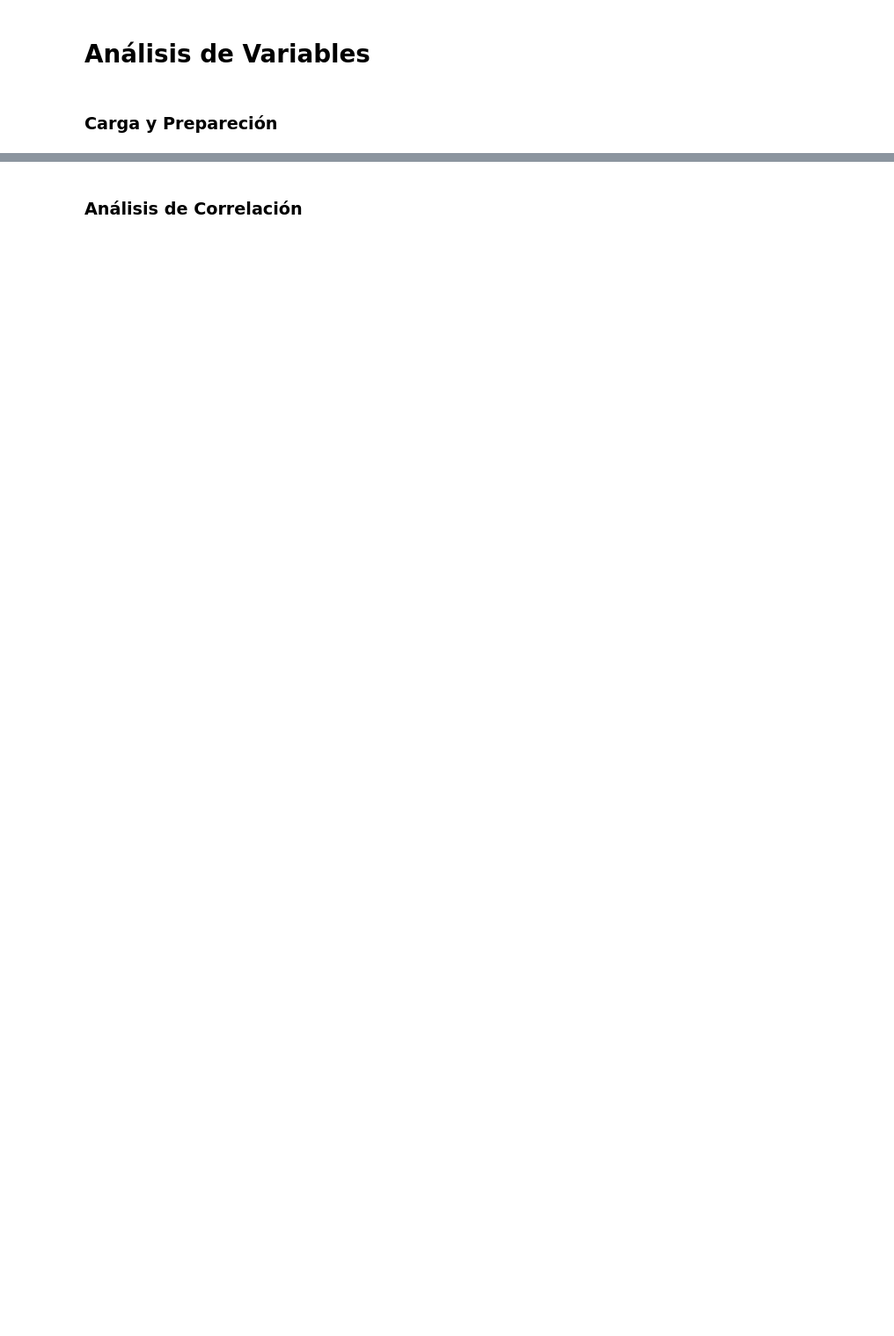
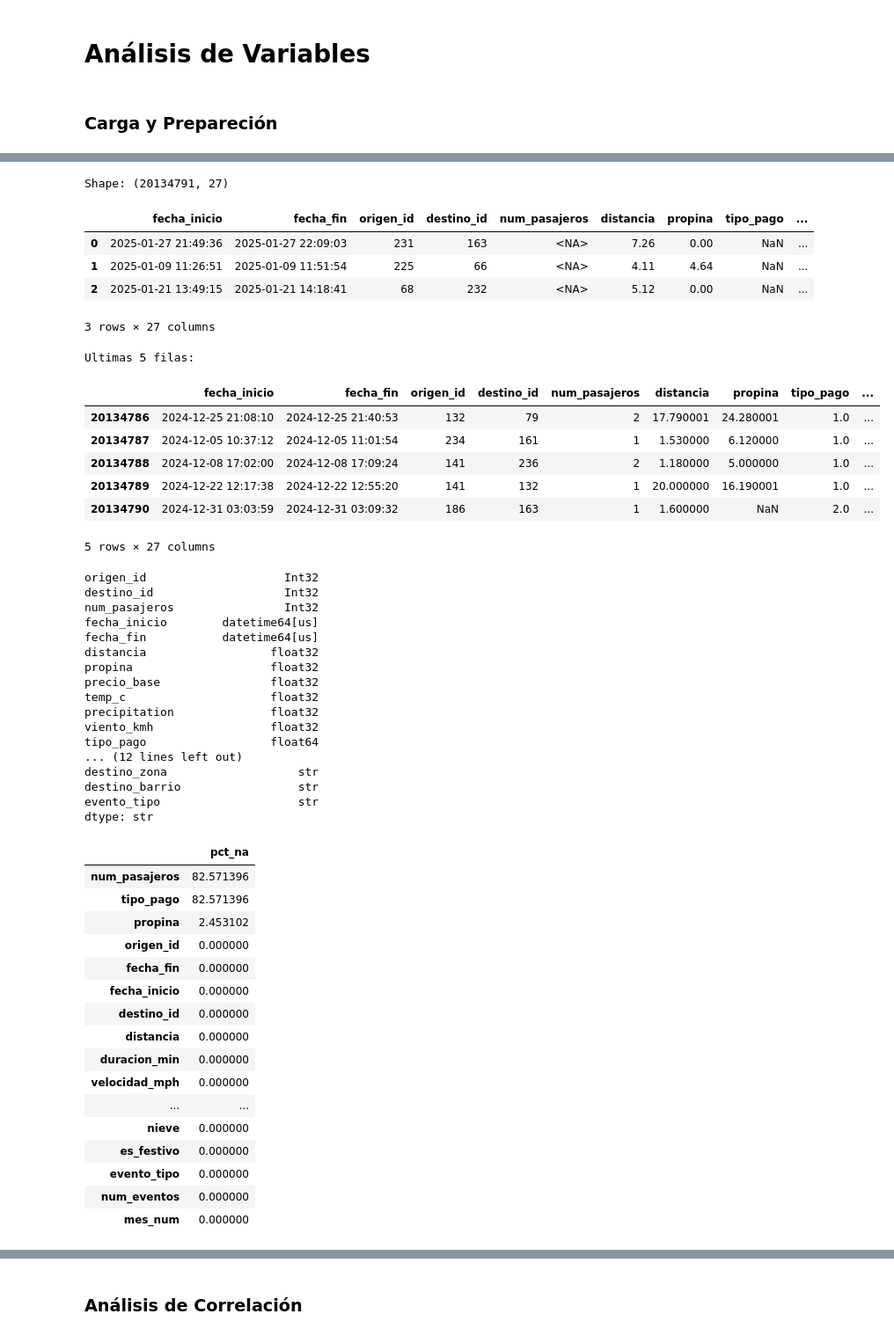
Before and after one commit to carmengranadosv/PD2-conducIA, a Jupyter notebook: src/analysis/variable_analysis.ipynb, the cells around one changed output, grey strips where cells are left out. Shown at 88% size. Drawn from its saved outputs; the diff is of its cells as text; code cells hidden in the pictures; blank space fills up the shorter version.

```diff
--- a/src/analysis/variable_analysis.ipynb
+++ b/src/analysis/variable_analysis.ipynb
@@ -162,0 +135,66 @@ Para el desarrollo de ConducIA es imprescindible filtrar y utilizar exclusivamen
+# %%
+# Mostramos la estructura general
+print("Shape:", df.shape)
+display(df.head(3))
+
+print("\nUltimas 5 filas:")
+display(df.tail())
+
+# Tipos
+display(df.dtypes.astype(str).sort_values())
+
+# Nulos por columna
+na = df.isna().mean().sort_values(ascending=False)
+display((na*100).to_frame("pct_na").head(30))
+
+# Duplicados
+print("Filas duplicadas:", df.duplicated().sum())
+# %% [output]
+Shape: (20134791, 27)
+|  | fecha_inicio | fecha_fin | origen_id | destino_id | num_pasajeros | distancia | propina | tipo_pago | ... |
+| 0 | 2025-01-27 21:49:36 | 2025-01-27 22:09:03 | 231 | 163 | <NA> | 7.26 | 0.00 | NaN | ... |
+| 1 | 2025-01-09 11:26:51 | 2025-01-09 11:51:54 | 225 | 66 | <NA> | 4.11 | 4.64 | NaN | ... |
+| 2 | 2025-01-21 13:49:15 | 2025-01-21 14:18:41 | 68 | 232 | <NA> | 5.12 | 0.00 | NaN | ... |
+3 rows × 27 columns
+Ultimas 5 filas:
+|  | fecha_inicio | fecha_fin | origen_id | destino_id | num_pasajeros | distancia | propina | tipo_pago | ... |
+| 20134786 | 2024-12-25 21:08:10 | 2024-12-25 21:40:53 | 132 | 79 | 2 | 17.790001 | 24.280001 | 1.0 | ... |
+| 20134787 | 2024-12-05 10:37:12 | 2024-12-05 11:01:54 | 234 | 161 | 1 | 1.530000 | 6.120000 | 1.0 | ... |
+| 20134788 | 2024-12-08 17:02:00 | 2024-12-08 17:09:24 | 141 | 236 | 2 | 1.180000 | 5.000000 | 1.0 | ... |
+| 20134789 | 2024-12-22 12:17:38 | 2024-12-22 12:55:20 | 141 | 132 | 1 | 20.000000 | 16.190001 | 1.0 | ... |
+| 20134790 | 2024-12-31 03:03:59 | 2024-12-31 03:09:32 | 186 | 163 | 1 | 1.600000 | NaN | 2.0 | ... |
+5 rows × 27 columns
+origen_id                    Int32
+destino_id                   Int32
+num_pasajeros                Int32
+fecha_inicio        datetime64[us]
+fecha_fin           datetime64[us]
+distancia                  float32
+propina                    float32
+precio_base                float32
+temp_c                     float32
+precipitation              float32
+viento_kmh                 float32
+tipo_pago                  float64
+... (12 lines left out)
+destino_zona                   str
+destino_barrio                 str
+evento_tipo                    str
+dtype: str
+|  | pct_na |
+| num_pasajeros | 82.571396 |
+| tipo_pago | 82.571396 |
+| propina | 2.453102 |
+| origen_id | 0.000000 |
+| fecha_fin | 0.000000 |
+| fecha_inicio | 0.000000 |
+| destino_id | 0.000000 |
+| distancia | 0.000000 |
+| duracion_min | 0.000000 |
+| velocidad_mph | 0.000000 |
+| ... | ... |
+| nieve | 0.000000 |
+| es_festivo | 0.000000 |
+| evento_tipo | 0.000000 |
+| num_eventos | 0.000000 |
+| mes_num | 0.000000 |
```
Also changed, not shown: parts of 7 cells of this notebook.
